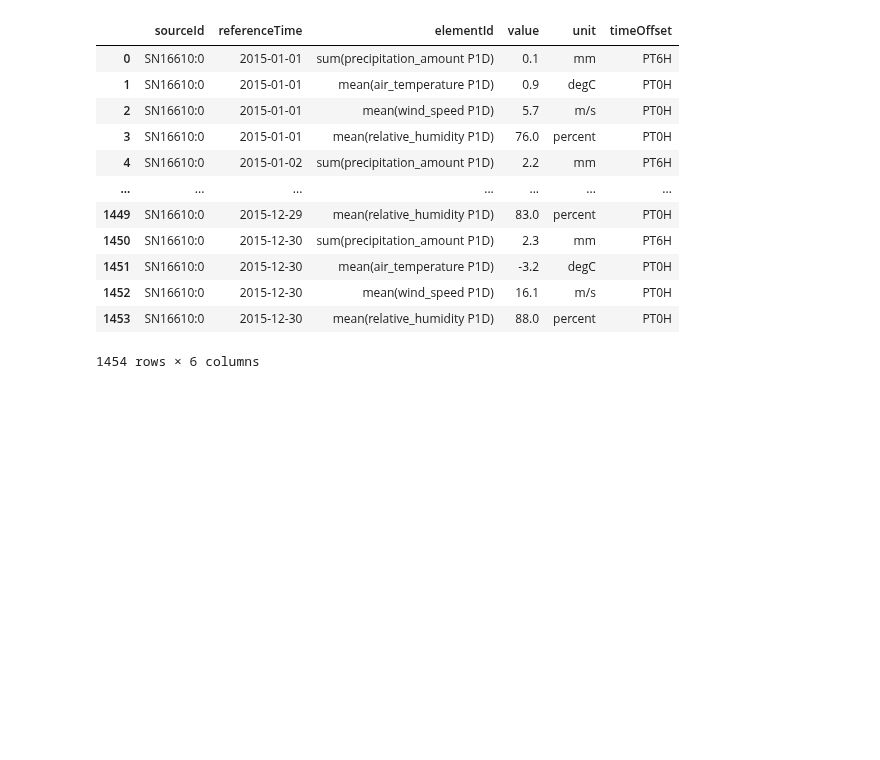
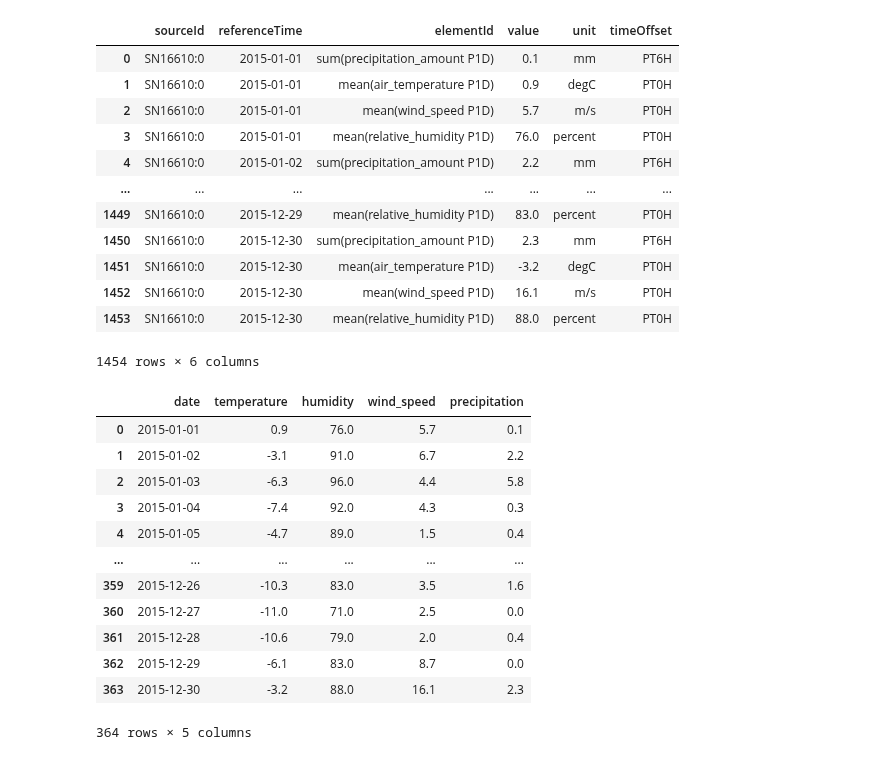
Before and after one commit to erlendrisvik/Compulsories, a Jupyter notebook: CA2/CA2.ipynb, the cells around one changed output. Cells and saved outputs as stored; diff of their text form; code cells hidden in the pictures; blank space fills up the shorter version.

```diff
--- a/CA2/CA2.ipynb
+++ b/CA2/CA2.ipynb
@@ -142,8 +142,23 @@ df2
 # %%
 # convert from wide to long format
 df3 = df2.pivot(index='referenceTime', columns='elementId', values='value').reset_index()
 # give better column names
-df3.columns = ['date', 'precipitation', 'temperature', 'wind_speed', 'humidity']
+df3.columns = ['date', 'temperature', 'humidity', 'wind_speed', 'precipitation']
+df3
+# %% [output]
+|  | date | temperature | humidity | wind_speed | precipitation |
+| 0 | 2015-01-01 | 0.9 | 76.0 | 5.7 | 0.1 |
+| 1 | 2015-01-02 | -3.1 | 91.0 | 6.7 | 2.2 |
+| 2 | 2015-01-03 | -6.3 | 96.0 | 4.4 | 5.8 |
+| 3 | 2015-01-04 | -7.4 | 92.0 | 4.3 | 0.3 |
+| 4 | 2015-01-05 | -4.7 | 89.0 | 1.5 | 0.4 |
+| ... | ... | ... | ... | ... | ... |
+| 359 | 2015-12-26 | -10.3 | 83.0 | 3.5 | 1.6 |
+| 360 | 2015-12-27 | -11.0 | 71.0 | 2.5 | 0.0 |
+| 361 | 2015-12-28 | -10.6 | 79.0 | 2.0 | 0.4 |
+| 362 | 2015-12-29 | -6.1 | 83.0 | 8.7 | 0.0 |
+| 363 | 2015-12-30 | -3.2 | 88.0 | 16.1 | 2.3 |
+364 rows × 5 columns
 # %%
 # plot the four variables
 
```
Also changed, not shown: parts of 1 cell of this notebook.
